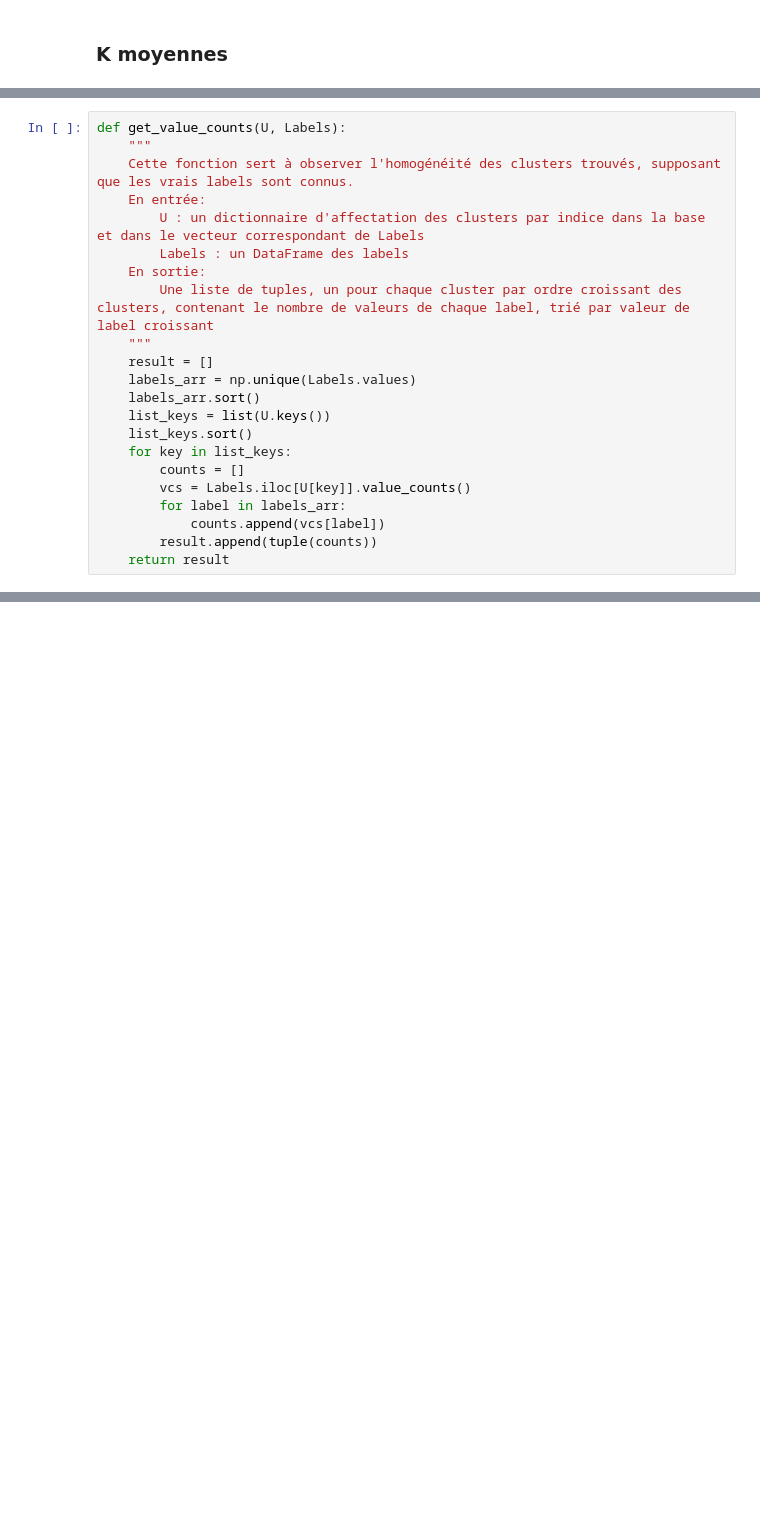
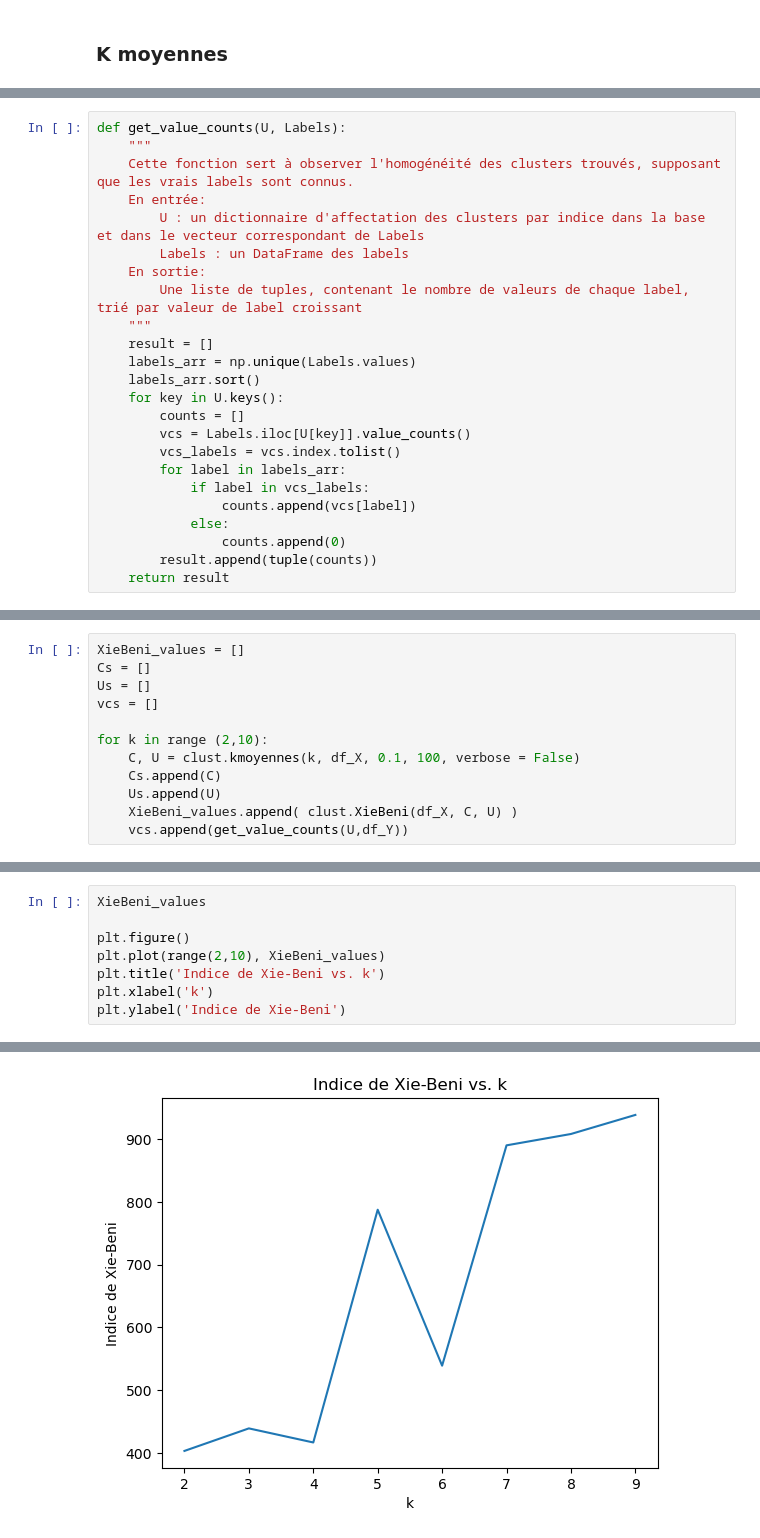
Before and after one commit to iLykTurtlz/MLAlgorithms3, a Jupyter notebook: Projet2/projet-2-paul.ipynb, the cells around one changed output, grey strips where cells are left out. Drawn from its saved outputs; the diff is of its cells as text; blank space fills up the shorter version.

```diff
--- a/Projet2/projet-2-paul.ipynb
+++ b/Projet2/projet-2-paul.ipynb
@@ -866,17 +869,19 @@ def get_value_counts(U, Labels):
         U : un dictionnaire d'affectation des clusters par indice dans la base et dans le vecteur correspondant de Labels
         Labels : un DataFrame des labels
     En sortie:
-        Une liste de tuples, un pour chaque cluster par ordre croissant des clusters, contenant le nombre de valeurs de chaque label, trié par valeur de label croissant
+        Une liste de tuples, contenant le nombre de valeurs de chaque label, trié par valeur de label croissant
     """
     result = []
     labels_arr = np.unique(Labels.values)
     labels_arr.sort()
-    list_keys = list(U.keys())
-    list_keys.sort()
-    for key in list_keys:
+    for key in U.keys():
         counts = []
         vcs = Labels.iloc[U[key]].value_counts()
+        vcs_labels = vcs.index.tolist()
         for label in labels_arr:
-            counts.append(vcs[label])
+            if label in vcs_labels:
+                counts.append(vcs[label])
+            else:
+                counts.append(0)
         result.append(tuple(counts))
     return result
@@ -885,0 +888,12 @@ def get_value_counts(U, Labels):
+# %%
+XieBeni_values = []
+Cs = []
+Us = []
+vcs = []
+
+for k in range (2,10):
+    C, U = clust.kmoyennes(k, df_X, 0.1, 100, verbose = False)
+    Cs.append(C)
+    Us.append(U)
+    XieBeni_values.append( clust.XieBeni(df_X, C, U) )
+    vcs.append(get_value_counts(U,df_Y))
@@ -885,0 +920,9 @@ def get_value_counts(U, Labels):
+# %%
+XieBeni_values
+
+plt.figure()
+plt.plot(range(2,10), XieBeni_values)
+plt.title('Indice de Xie-Beni vs. k')
+plt.xlabel('k')
+plt.ylabel('Indice de Xie-Beni')
+# %% [output]
@@ -885,0 +930 @@ def get_value_counts(U, Labels):
+[figure, added]
```
Also changed, not shown: parts of 21 cells of this notebook.
